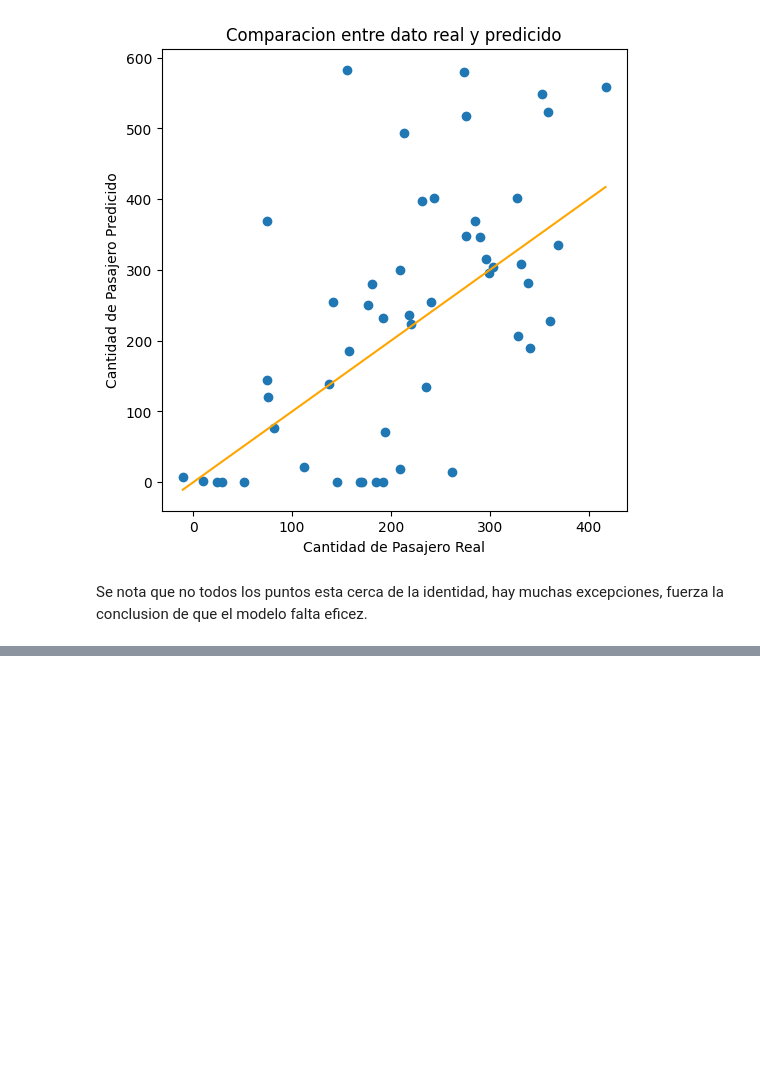
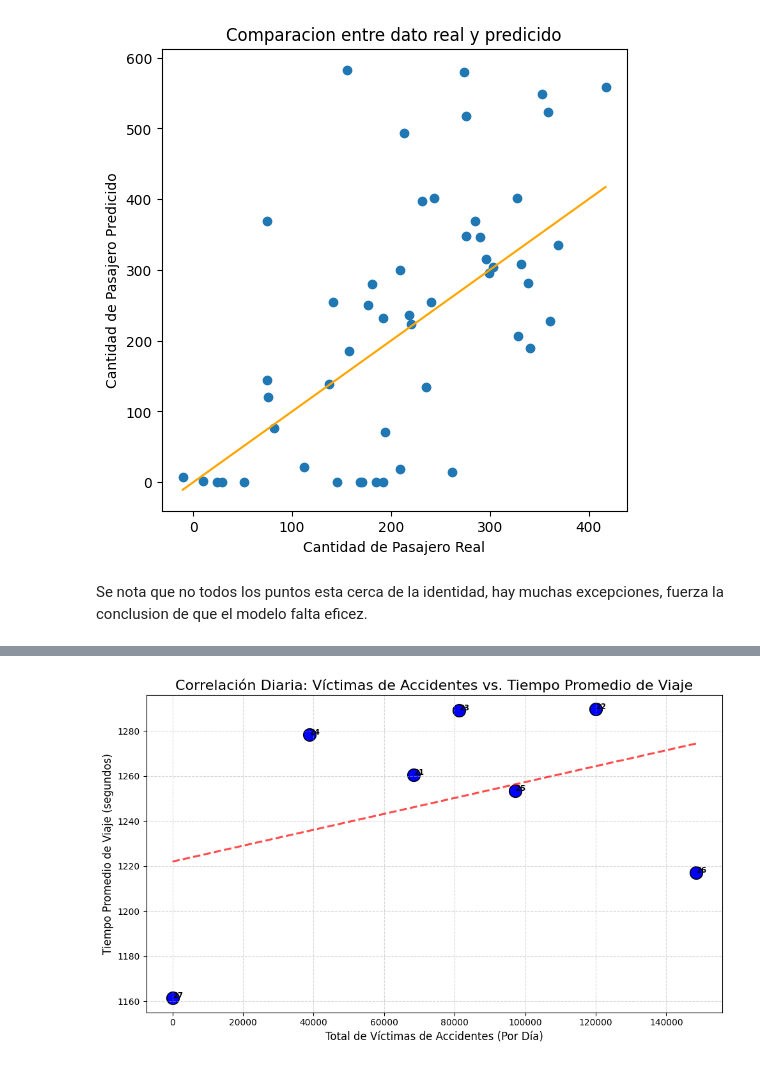
Before and after one commit to Cheng-0201/Proyecto-de-Ciencia-de-Dato, a Jupyter notebook: notebooks/Informe_Final.ipynb, the cells around one changed output, grey strips where cells are left out. Saved outputs shown, nothing was run; the diff lists cells and outputs as text; code cells hidden in the pictures; blank space fills up the shorter version.

Commit message:
siniestro -> final

```diff
--- a/notebooks/Informe_Final.ipynb
+++ b/notebooks/Informe_Final.ipynb
@@ -682,0 +784,10 @@ Se nota que no todos los puntos esta cerca de la identidad, hay muchas excepcion
+# %%
+data = pd.read_csv('../data/Siniestros_urbanos_Metropolitana_2024.csv', delimiter=';')
+data['Fecha'] = pd.to_datetime(data['Fecha'].str.strip())
+data['Mes'] = data['Fecha'].dt.month
+data['Dia'] = data['Fecha'].dt.day
+data_abril = data[data['Mes'] == 4]
+data_abril = data_abril[21 <= data_abril['Dia']]
+data_abril = data_abril[data_abril['Dia'] <= 26]
+data_abril = data_abril[['ï»¿X', 'Y', 'Latitud', 'longitud', 'Comuna', 'Tipo_Accid', 'Mes', 'Dia', 'Fallecidos', 'Graves', 'Menos_Grav', 'Leves']]
+df_util['Dia'] = df_util['tiempo_subida'].dt.day
@@ -682,0 +843,42 @@ Se nota que no todos los puntos esta cerca de la identidad, hay muchas excepcion
+# %%
+df_resumen_diario = df_combinado.groupby('Dia_Merge').agg(
+    Tiempo_Promedio_Viaje=('tiempo_etapa', 'mean'),
+    Total_Victimas_Dia=('Total_Victimas', 'sum')
+).reset_index()
+
+plt.figure(figsize=(10, 6))
+sns.scatterplot(
+    x='Total_Victimas_Dia',
+    y='Tiempo_Promedio_Viaje',
+    data=df_resumen_diario,
+    s=200,
+    color='blue',
+    edgecolor='black'
+)
+for i in range(len(df_resumen_diario)):
+     plt.text(
+         df_resumen_diario['Total_Victimas_Dia'][i] + 0.5,
+         df_resumen_diario['Tiempo_Promedio_Viaje'][i],
+         df_resumen_diario['Dia_Merge'][i],
+         horizontalalignment='left',
+         size='small',
+         color='black',
+         weight='semibold'
+     )
+sns.regplot(
+    x='Total_Victimas_Dia',
+    y='Tiempo_Promedio_Viaje',
+    data=df_resumen_diario,
+    scatter=False,
+    color='red',
+    ci=None,
+    line_kws={'linestyle': '--', 'alpha': 0.7}
+)
+plt.title('Correlación Diaria: Víctimas de Accidentes vs. Tiempo Promedio de Viaje', fontsize=16)
+plt.xlabel('Total de Víctimas de Accidentes (Por Día)', fontsize=12)
+plt.ylabel('Tiempo Promedio de Viaje (segundos)', fontsize=12)
+plt.grid(True, linestyle='--', alpha=0.5)
+plt.tight_layout()
+plt.show()
+# %% [output]
+[figure, added]
```
Also changed, not shown: parts of 42 cells of this notebook, 1 other file.
